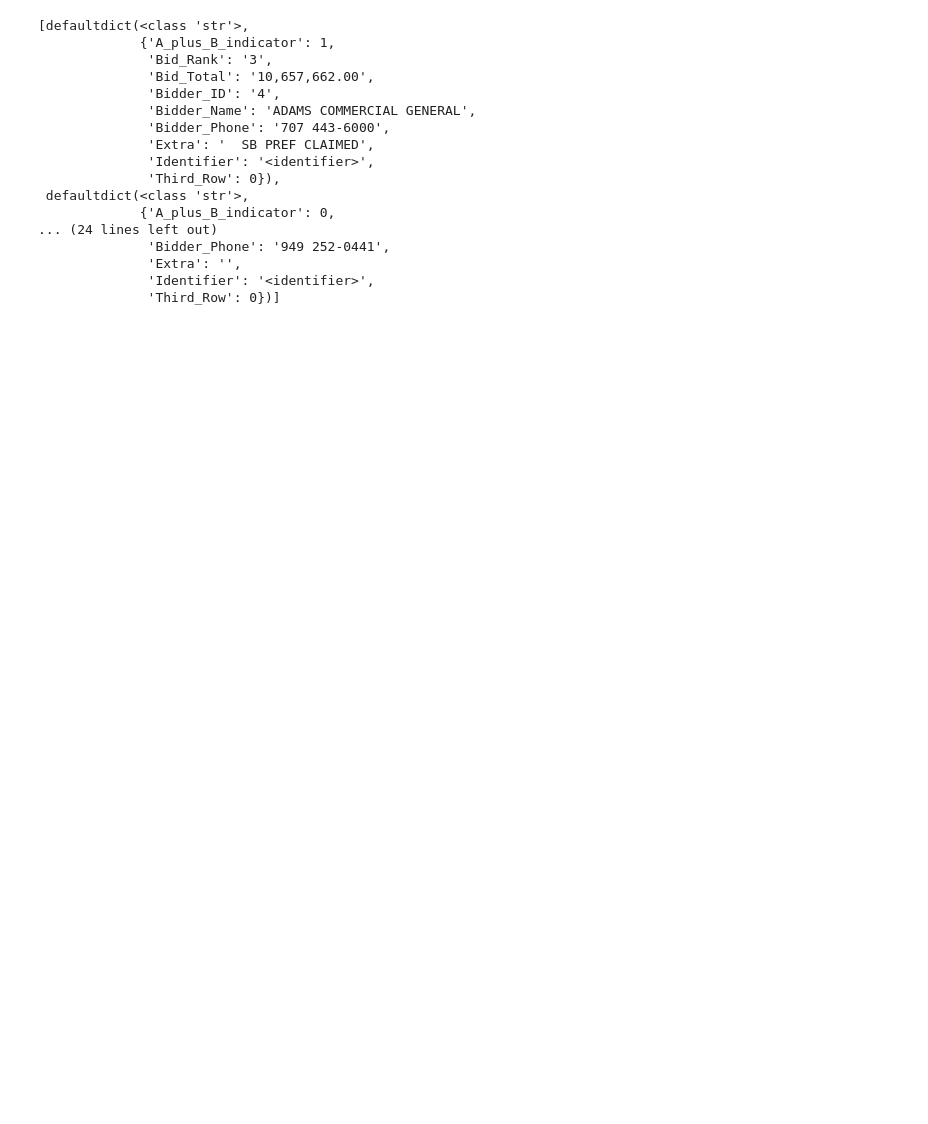
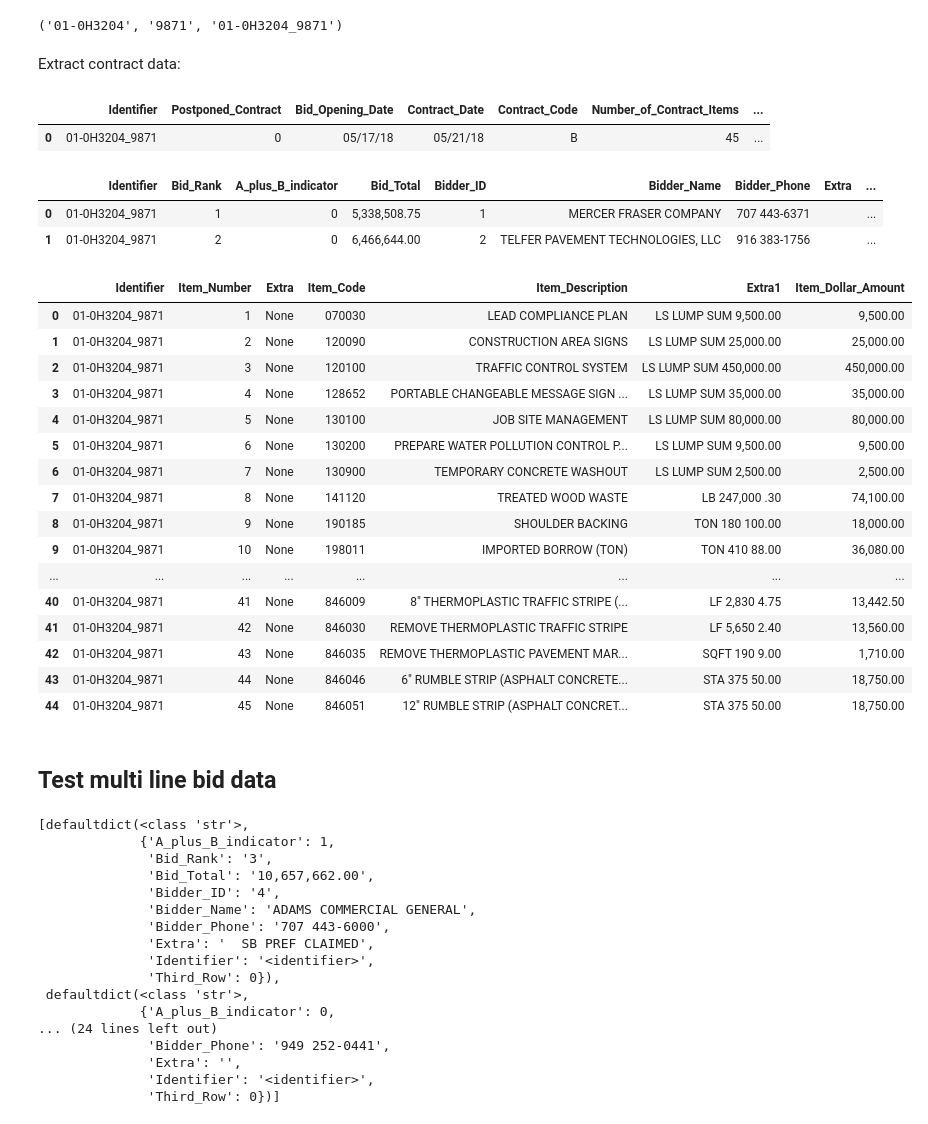
Before and after one commit to nesaboz/caltrans_data_extraction, a Jupyter notebook: test_main.ipynb, the cells around one changed output. Saved outputs shown, nothing was run; the diff lists cells and outputs as text; code cells hidden in the pictures; blank space fills up the shorter version.

```diff
--- a/test_main.ipynb
+++ b/test_main.ipynb
@@ -4,3 +6,65 @@ from io import StringIO
+# %%
+# filepath = RAW_DATA_PATH.parent / 'sample' / '01-0A3804.pdf_2724.txt'
+# filepath = RAW_DATA_PATH_LINEPRINTER / '01-0A3804.pdf_4353.txt'
+# filepath = RAW_DATA_PATH_LINEPRINTER / '01-0A0904.pdf_2724.txt'
+# filepath = RAW_DATA_PATH_LINEPRINTER / '01-0A1204.pdf_11468.txt'
+# filepath = RAW_DATA_PATH_LINEPRINTER / '01-0F4304.pdf_12346.txt'  # issue # 11
+# filepath = RAW_DATA_PATH_LINEPRINTER / '01-0K6104.pdf_12731.txt'  # issue # 9
+# filepath = RAW_DATA_PATH_LINEPRINTER / '01-0K4604.pdf_12040.txt'  # issue # 1
+filepath = RAW_DATA_PATH_LINEPRINTER / '01-0H3204.pdf_9871.txt'  # issue # 5
+# filepath = RAW_DATA_PATH_LINEPRINTER / '01-0A0404.pdf_10165.txt'  # different format
+# filepath = RAW_DATA_PATH_LINEPRINTER / '04-4G6404.pdf_7310.txt'
+# %%
+contract_number_from_filename, tag, identifier = get_contract_number_and_tag_from_filename(filepath.stem)
+file_contents = read_file(filepath)
+# %%
+contract_number_from_filename, tag, identifier
+# %% [output]
+('01-0H3204', '9871', '01-0H3204_9871')
+# %% [markdown]
+Extract contract data:
+# %%
+df_contract_data = pd.DataFrame([extract_contract_data(file_contents, identifier)])
+df_contract_bid_data = pd.DataFrame(extract_contract_bid_data(file_contents, identifier))
+df_bid_subcontractor_data, df_bid_subcontractor_data_outliers = parse_subcontracted_line_item(fill_gaps_in_bidder_id(pd.DataFrame(extract_bid_subcontractor_data(file_contents, identifier))))
+df_contract_line_item_data = pd.DataFrame(extract_contract_line_item_data(file_contents, identifier))
+# %%
+df_contract_data
+# %% [output]
+|  | Identifier | Postponed_Contract | Bid_Opening_Date | Contract_Date | Contract_Code | Number_of_Contract_Items | ... |
+| 0 | 01-0H3204_9871 | 0 | 05/17/18 | 05/21/18 | B | 45 | ... |
+# %%
+df_contract_bid_data
+# %% [output]
+|  | Identifier | Bid_Rank | A_plus_B_indicator | Bid_Total | Bidder_ID | Bidder_Name | Bidder_Phone | Extra | ... |
+| 0 | 01-0H3204_9871 | 1 | 0 | 5,338,508.75 | 1 | MERCER FRASER COMPANY | 707 443-6371 |  | ... |
+| 1 | 01-0H3204_9871 | 2 | 0 | 6,466,644.00 | 2 | TELFER PAVEMENT TECHNOLOGIES, LLC | 916 383-1756 |  | ... |
+# %%
+# with pd.option_context('display.max_rows', None,
+#                        'display.max_columns', None,
+#                        'display.width', None,
+#                        'display.max_colwidth', None):
+display(df_contract_line_item_data)
+# %% [output]
+|  | Identifier | Item_Number | Extra | Item_Code | Item_Description | Extra1 | Item_Dollar_Amount |
+| 0 | 01-0H3204_9871 | 1 | None | 070030 | LEAD COMPLIANCE PLAN | LS LUMP SUM 9,500.00 | 9,500.00 |
+| 1 | 01-0H3204_9871 | 2 | None | 120090 | CONSTRUCTION AREA SIGNS | LS LUMP SUM 25,000.00 | 25,000.00 |
+| 2 | 01-0H3204_9871 | 3 | None | 120100 | TRAFFIC CONTROL SYSTEM | LS LUMP SUM 450,000.00 | 450,000.00 |
+| 3 | 01-0H3204_9871 | 4 | None | 128652 | PORTABLE CHANGEABLE MESSAGE SIGN ... | LS LUMP SUM 35,000.00 | 35,000.00 |
+| 4 | 01-0H3204_9871 | 5 | None | 130100 | JOB SITE MANAGEMENT | LS LUMP SUM 80,000.00 | 80,000.00 |
+| 5 | 01-0H3204_9871 | 6 | None | 130200 | PREPARE WATER POLLUTION CONTROL P... | LS LUMP SUM 9,500.00 | 9,500.00 |
+| 6 | 01-0H3204_9871 | 7 | None | 130900 | TEMPORARY CONCRETE WASHOUT | LS LUMP SUM 2,500.00 | 2,500.00 |
+| 7 | 01-0H3204_9871 | 8 | None | 141120 | TREATED WOOD WASTE | LB 247,000 .30 | 74,100.00 |
+| 8 | 01-0H3204_9871 | 9 | None | 190185 | SHOULDER BACKING | TON 180 100.00 | 18,000.00 |
+| 9 | 01-0H3204_9871 | 10 | None | 198011 | IMPORTED BORROW (TON) | TON 410 88.00 | 36,080.00 |
+| ... | ... | ... | ... | ... | ... | ... | ... |
+| 40 | 01-0H3204_9871 | 41 | None | 846009 | 8" THERMOPLASTIC TRAFFIC STRIPE (... | LF 2,830 4.75 | 13,442.50 |
+| 41 | 01-0H3204_9871 | 42 | None | 846030 | REMOVE THERMOPLASTIC TRAFFIC STRIPE | LF 5,650 2.40 | 13,560.00 |
+| 42 | 01-0H3204_9871 | 43 | None | 846035 | REMOVE THERMOPLASTIC PAVEMENT MAR... | SQFT 190 9.00 | 1,710.00 |
+| 43 | 01-0H3204_9871 | 44 | None | 846046 | 6" RUMBLE STRIP (ASPHALT CONCRETE... | STA 375 50.00 | 18,750.00 |
+| 44 | 01-0H3204_9871 | 45 | None | 846051 | 12" RUMBLE STRIP (ASPHALT CONCRET... | STA 375 50.00 | 18,750.00 |
+# %% [markdown]
+## Test multi line bid data
 # %%
 raw = """            3 A)     10,657,662.00    4              ADAMS COMMERCIAL GENERAL              707 443-6000  SB PREF CLAIMED
                                                                 CONTRACTING, INC.                     00875823
```
Also changed, not shown: parts of 3 cells of this notebook, 2 other files.
